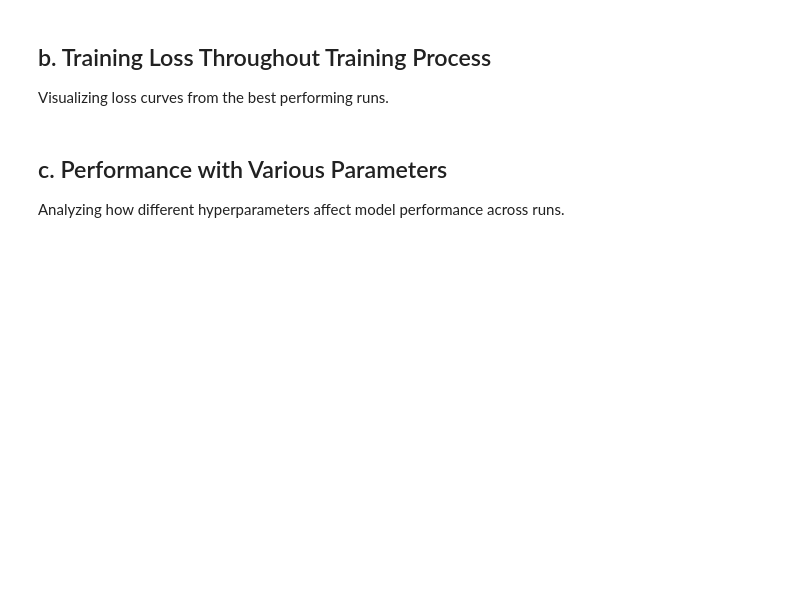
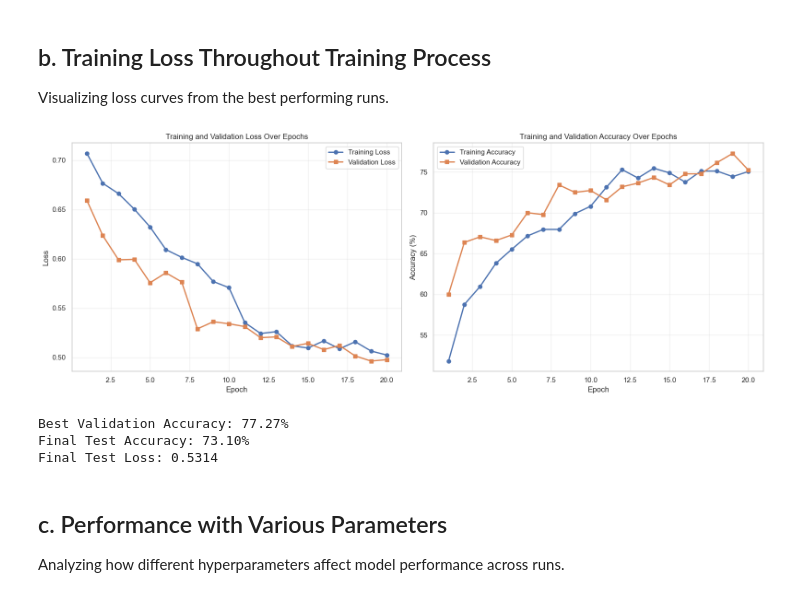
Before and after one commit to orimood/deep_hw_2, a Jupyter notebook: code/report_graphs.ipynb, the cells around one changed output. Drawn from its saved outputs; the diff is of its cells as text; code cells hidden in the pictures; blank space fills up the shorter version.

```diff
--- a/report_graphs.ipynb
+++ b/code/report_graphs.ipynb
@@ -162,7 +241,7 @@ Average Training Time: 3.24 minutes
 Visualizing loss curves from the best performing runs.
 # %%
 # Load training results JSON for detailed training history
-training_results_file = Path('results/training_results.json')
+training_results_file = Path('../results/training_results.json')
 
 if training_results_file.exists():
     with open(training_results_file, 'r') as f:
@@ -175,34 +254,39 @@ if training_results_file.exists():
 
     axes[0].plot(epochs, training_results['training_history']['train_loss'],
                  label='Training Loss', marker='o', linewidth=2)
     axes[0].plot(epochs, training_results['training_history']['val_loss'],
                  label='Validation Loss', marker='s', linewidth=2)
     axes[0].set_xlabel('Epoch')
     axes[0].set_ylabel('Loss')
     axes[0].set_title('Training and Validation Loss Over Epochs')
     axes[0].legend()
     axes[0].grid(True, alpha=0.3)
 
     # Training and Validation Accuracy
     axes[1].plot(epochs, training_results['training_history']['train_acc'],
                  label='Training Accuracy', marker='o', linewidth=2)
     axes[1].plot(epochs, training_results['training_history']['val_acc'],
                  label='Validation Accuracy', marker='s', linewidth=2)
     axes[1].set_xlabel('Epoch')
     axes[1].set_ylabel('Accuracy (%)')
     axes[1].set_title('Training and Validation Accuracy Over Epochs')
     axes[1].legend()
     axes[1].grid(True, alpha=0.3)
 
     plt.tight_layout()
-    plt.savefig('results/training_curves.png', dpi=300, bbox_inches='tight')
+    plt.savefig('../results/training_curves.png', dpi=300, bbox_inches='tight')
     plt.show()
 
     print(f"\nBest Validation Accuracy: {training_results['results']['best_val_acc']:.2f}%")
     print(f"Final Test Accuracy: {training_results['results']['test_acc']:.2f}%")
     print(f"Final Test Loss: {training_results['results']['test_loss']:.4f}")
 else:
     print("Training results file not found. Skipping detailed training curves.")
+# %% [output]
+[figure, added]
+Best Validation Accuracy: 77.27%
+Final Test Accuracy: 73.10%
+Final Test Loss: 0.5314
 # %% [markdown]
 ## c. Performance with Various Parameters
 
```
Also changed, not shown: parts of 7 cells of this notebook, 11 other files.
